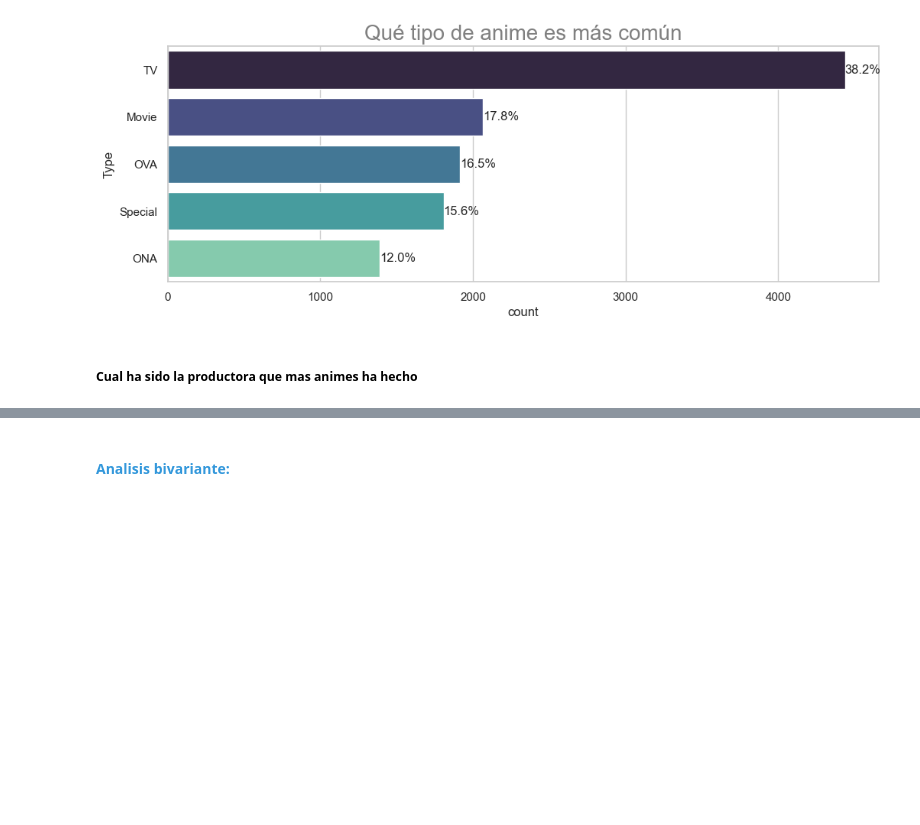
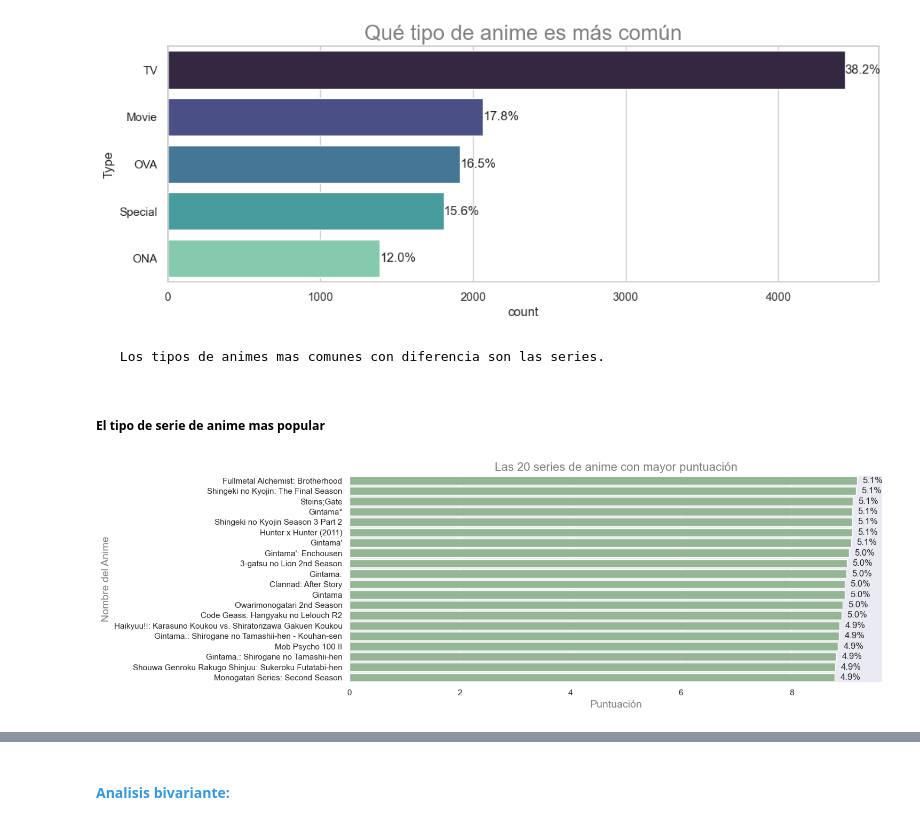
Before and after one commit to AmyGaarcia/DS_PT_09_2023, a Jupyter notebook: Data_Analysis/EDA/1-Definicion_EDA ANIME_no_terminado.ipynb, the cells around one changed output, grey strips where cells are left out. Saved outputs shown, nothing was run; the diff lists cells and outputs as text; code cells hidden in the pictures; blank space fills up the shorter version.

```diff
--- a/Data_Analysis/EDA/1-Definicion_EDA ANIME_no_terminado.ipynb
+++ b/Data_Analysis/EDA/1-Definicion_EDA ANIME_no_terminado.ipynb
@@ -448,4 +464,5 @@ array(['R - 17+ (violence & profanity)', 'PG-13 - Teens 13 or older',
 # %%
 anime_copia["Rating"] = anime_copia["Rating"].str.extract(r"(R|PG|R\+|G|)")
 # RENOMBRAR A LOS NAN COMO ESTABAN POR UNKNOWN
-anime_copia["Rating"] = anime_copia["Rating"].fillna("Unknown")
+
+#anime_copia["Rating"] = anime_copia["Rating"].fillna("Unknown")
@@ -712,5 +735,27 @@ for i, value in enumerate(tipo.value_counts().values):
 plt.show()
 # %% [output]
 [figure]
-# %% [markdown]
-##### Cual ha sido la productora que mas animes ha hecho
+# %% [markdown]
+     Los tipos de animes mas comunes con diferencia son las series.
+# %% [markdown]
+##### El tipo de serie de anime mas popular
+# %%
+anime_tv = anime_copia[anime_copia["Type"] == "TV"]
+anime_tv = anime_tv.sort_values(by="Score", ascending=False).head(20)
+
+plt.figure(figsize=(15, 5))
+sns.set_style("darkgrid")
+sns.barplot(x="Score", y="Name", data=anime_tv, color= "#8FBC8F")
+plt.title("Las 20 series de anime con mayor puntuación", color="Grey", fontsize=16)
+plt.xlabel("Puntuación", color="Grey", fontsize=14)
+plt.ylabel("Nombre del Anime", color="Grey", fontsize=14)
+
+
+suma_score = anime_tv["Score"].sum()
+
+
+
+plt.tight_layout()
+plt.show()
+# %% [output]
+[figure, added]
```
Also changed, not shown: parts of 12 cells of this notebook.
